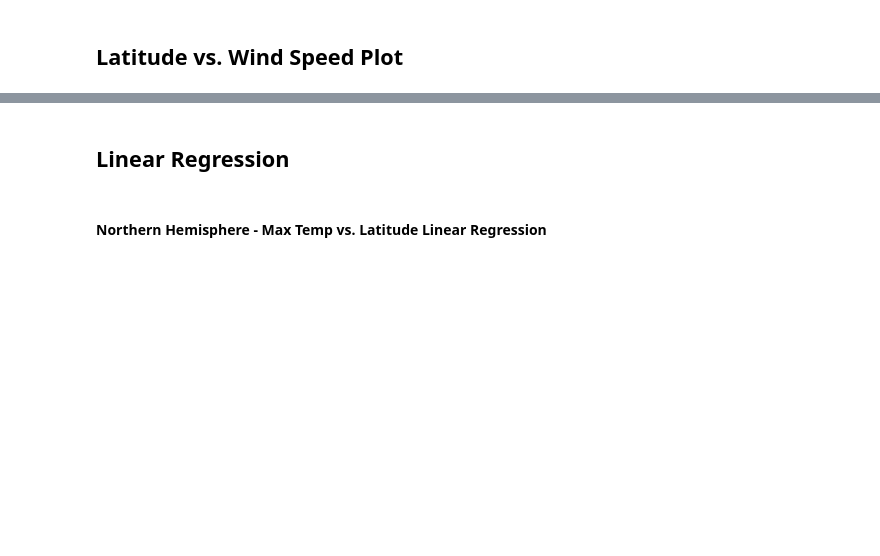
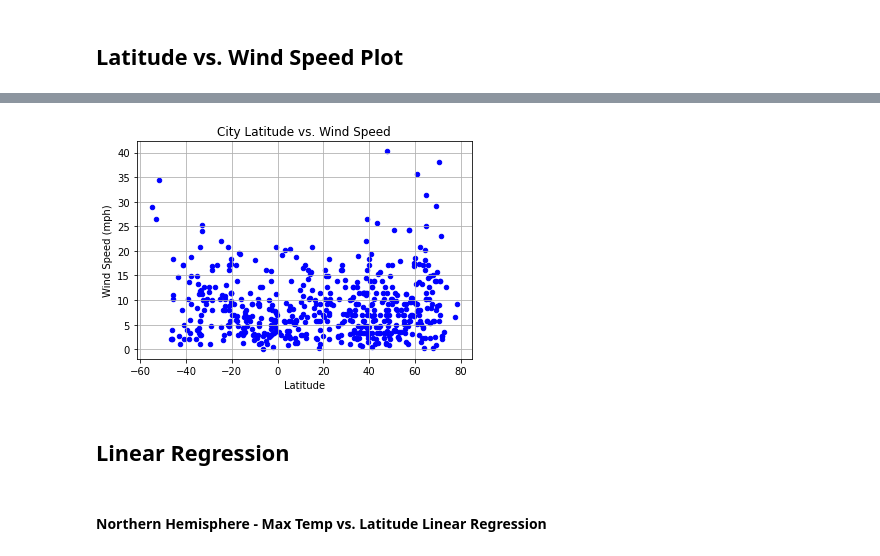
Before and after one commit to mkrenicki/python-api-challenge, a Jupyter notebook: starter_code/WeatherPy.ipynb, the cells around one changed output, grey strips where cells are left out. Saved outputs shown, nothing was run; the diff lists cells and outputs as text; code cells hidden in the pictures; blank space fills up the shorter version.

```diff
--- a/starter_code/WeatherPy.ipynb
+++ b/starter_code/WeatherPy.ipynb
@@ -236,3 +247,18 @@ plt.savefig("Lat_vs_MaxTemp.png")
+# %%
+weather_df.plot(kind = "scatter", x = "Lat", y = "Wind Speed", c = "Blue")
+
+# formatting, titles, etc.
+plt.grid()
+plt.xlabel("Latitude")
+plt.ylabel("Wind Speed (mph)")
+plt.title("City Latitude vs. Wind Speed")
+
+# save as PNG
+plt.savefig("Lat_vs_Wind.png")
+
+# the code above is plotting latitude values from our dataframe against wind speed values from our dataframe on a scatterplot, aiding in identifying any relationship(s) between the variables.
+# %% [output]
+[figure, added]
 # %% [markdown]
 ## Linear Regression
 # %% [markdown]
```
Also changed, not shown: parts of 31 cells of this notebook, 5 other files.
